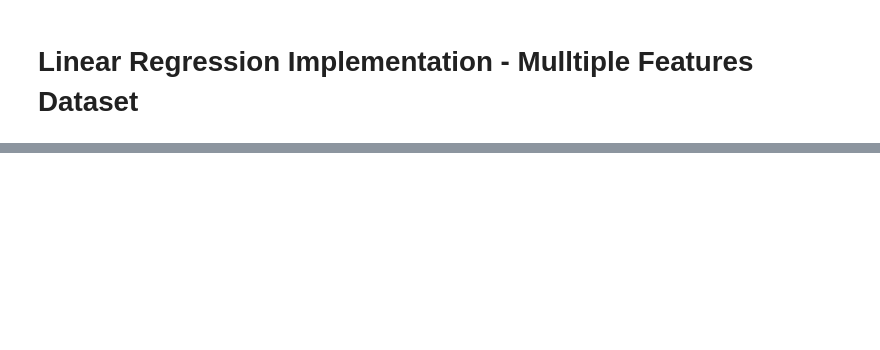
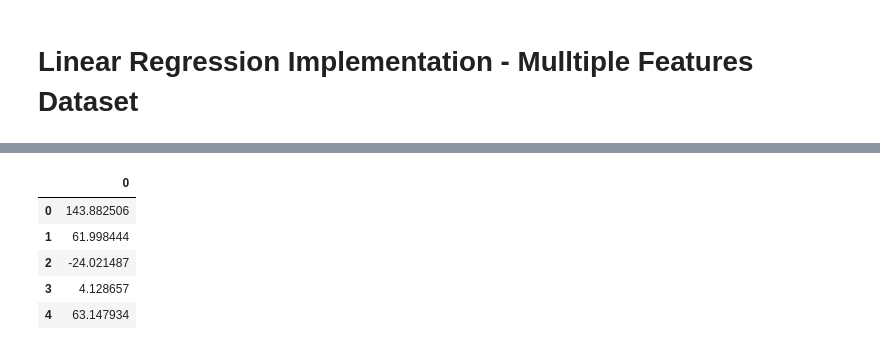
Before and after one commit to lavkushsingh31/ML-Practice-Exercises, a Jupyter notebook: Linear Regression Implementation.ipynb, the cells around one changed output, grey strips where cells are left out. Cells and saved outputs as stored; diff of their text form; code cells hidden in the pictures; blank space fills up the shorter version.

```diff
--- a/Linear Regression Implementation.ipynb
+++ b/Linear Regression Implementation.ipynb
@@ -2,0 +32,9 @@
+# %%
+y.head()
+# %% [output]
+|  | 0 |
+| 0 | 143.882506 |
+| 1 | 61.998444 |
+| 2 | -24.021487 |
+| 3 | 4.128657 |
+| 4 | 63.147934 |
```
Also changed, not shown: parts of 18 cells of this notebook.
